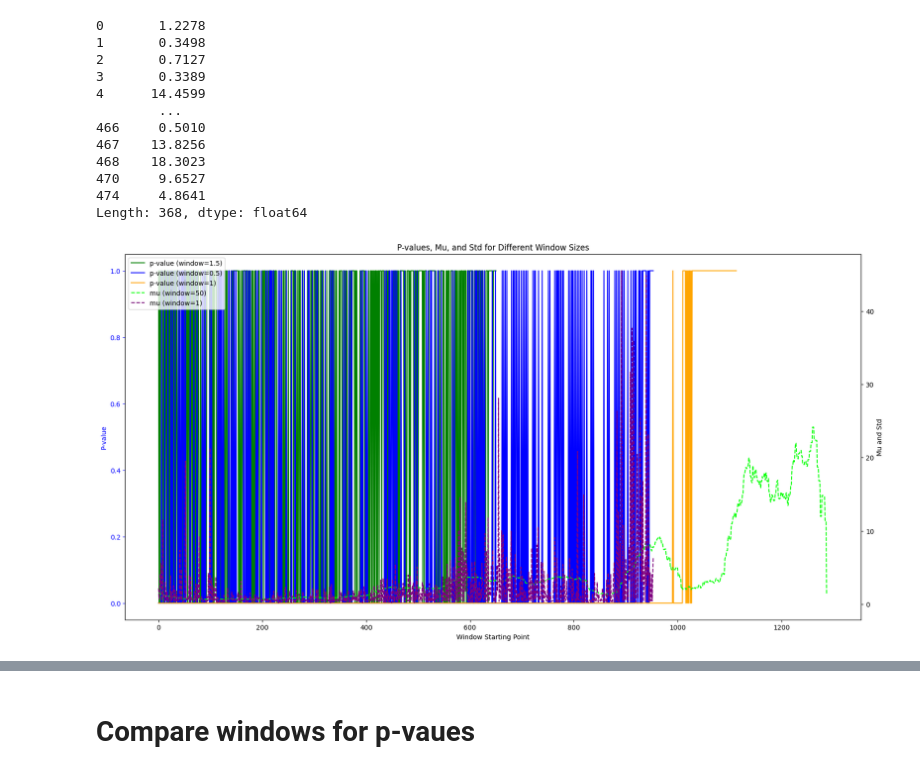
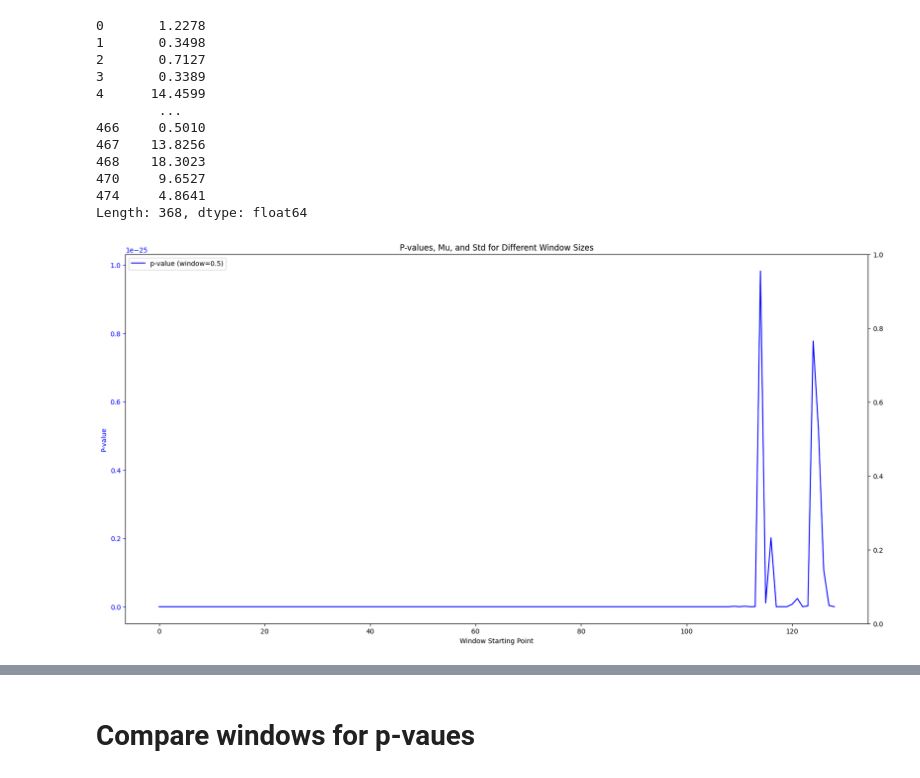
Before and after one commit to DanielMelo404/NMA_Project, a Jupyter notebook: Project_notebook copy.ipynb, the cells around one changed output, grey strips where cells are left out. Cells and saved outputs as stored; diff of their text form; code cells hidden in the pictures.

```diff
--- a/Project_notebook copy.ipynb
+++ b/Project_notebook copy.ipynb
@@ -669,12 +682,12 @@ p_list = {}
 mu_list = {}
 std_list = {}
 count_list = {}
-for window_size in np.logspace(0.1, 50,30):
+for window_size in [10]:
   p_list[window_size] = []
   mu_list[window_size] = []
   std_list[window_size] = []
   count_list[window_size] = []
-  for i in range(0, np.floor(np.max(volume_array)).astype(int),1):
+  for i in np.arange(0, np.floor(np.max(volume_array)).astype(int),10).tolist():
     # print(i)
     window_data = reaction_time_array[(volume_array>i)&(volume_array<window_size+i)]  # Extract the window
     # window_data = np.log(window_data)
@@ -682,6 +695,7 @@ for window_size in np.logspace(0.1, 50,30):
     if window_data.size >100:
       try:
         statistic, p_value = shapiro(window_data)
+        spearmanr()
         mu, std = norm.fit(window_data)
         p_list[window_size].append(p_value)
         mu_list[window_size].append(mu)
@@ -695,38 +709,38 @@ for window_size in np.logspace(0.1, 50,30):
 
 import matplotlib.pyplot as plt
 plt.rcParams['figure.figsize'] = [20,10]
 # Assuming p_list, mu_list, and std_list are already defined as in the preceding code
 
 fig, ax1 = plt.subplots()
 
 # Plot p-values on the left y-axis
-ax1.plot(p_list[0.5], label='p-value (window=1.5)', color='green')
-ax1.plot(p_list[1], label='p-value (window=0.5)', color='blue')
-ax1.plot(p_list[2], label='p-value (window=1)', color='orange')
+# ax1.plot(p_list[0.1], label='p-value (window=1.5)', color='green')
+ax1.plot(p_list[10], label='p-value (window=0.5)', color='blue')
+# ax1.plot(p_list[2], label='p-value (window=1)', color='orange')
 
 # ax1.plot(p_list[1], label='p-value (window=1)', color='red')
 ax1.set_xlabel('Window Starting Point')
 ax1.set_ylabel('P-value', color='blue')
 ax1.tick_params('y', colors='blue')
 
 # Create a second y-axis for mu and std
 ax2 = ax1.twinx()
 # ax2.plot(mu_list[0.5], label='mu (window=0.5)', color='orange', linestyle='--')
-ax2.plot(mu_list[50], label='mu (window=50)', color='lime', linestyle='--')
-ax2.plot(mu_list[1], label='mu (window=1)', color='purple', linestyle='--')
+# ax2.plot(mu_list[.5], label='mu (window=50)', color='red', linestyle='--')
+# ax2.plot(mu_list[1], label='mu (window=1)', color='purple', linestyle='--')
 # ax2.plot(std_list[0.5], label='std (window=0.5)', color='blue', linestyle=':')
 # ax2.plot(count_list[1], label='p-value (window=1)', color='blue')
 # ax2.plot(std_list[50], label='std (window=50)', color='green', linestyle=':')
 # ax2.plot(std_list[1], label='std (window=1)', color='red', linestyle=':')
-ax2.set_ylabel('Mu and Std', color='black')
-ax2.tick_params('y', colors='black')
+# ax2.set_ylabel('Mu and Std', color='black')
+# ax2.tick_params('y', colors='black')
 
 # Combine legends from both axes
 lines, labels = ax1.get_legend_handles_labels()
 lines2, labels2 = ax2.get_legend_handles_labels()
 ax2.legend(lines + lines2, labels + labels2, loc='upper left')
 
 plt.title('P-values, Mu, and Std for Different Window Sizes')
 plt.show()
 # %% [output]
-[figure, old version]
+[figure, new version]
```
Also changed, not shown: parts of 18 cells of this notebook, 2 other files.
